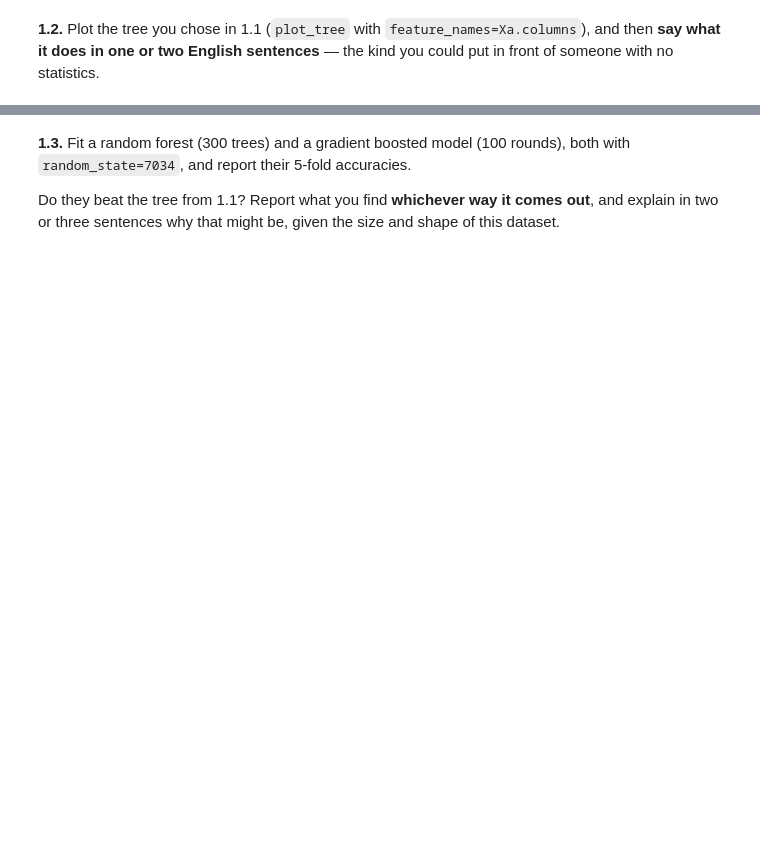
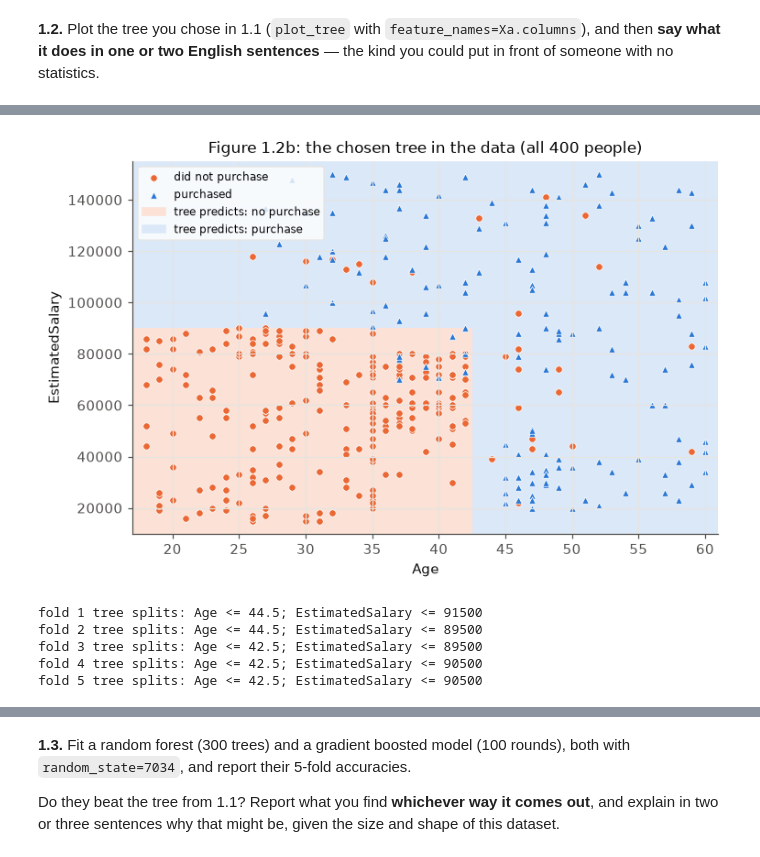
Before and after one commit to Teknado/UChicago, a Jupyter notebook: Final_Autumn_2026-1.ipynb, the cells around one changed output, grey strips where cells are left out. Drawn from its saved outputs; the diff is of its cells as text; code cells hidden in the pictures; blank space fills up the shorter version.

```diff
--- a/Final_Autumn_2026-1.ipynb
+++ b/Final_Autumn_2026-1.ipynb
@@ -58,0 +263,36 @@ Now grow an **unpruned** classification tree and report its 5-fold accuracy. The
+# %%
+# Figure 1.2b: where the tree predicts "purchase" in the Age x Salary plane (as in L8 p.34)
+from matplotlib.patches import Patch
+AA, SS = np.meshgrid(np.linspace(17, 61, 300), np.linspace(10_000, 155_000, 300))
+genders = [0, 1] if uses_gender else [0]           # Gender only needs its own panel if the tree uses it
+fig, axes = plt.subplots(1, len(genders), figsize=(7.5 * len(genders), 4.8), squeeze=False)
+for ax, g in zip(axes[0], genders):
+    grid = pd.DataFrame({'Gender': g, 'Age': AA.ravel(), 'EstimatedSalary': SS.ravel()})[Xa.columns]
+    Z = tree_star.predict(grid).reshape(AA.shape)
+    ax.contourf(AA, SS, Z, levels=[-0.5, 0.5, 1.5], colors=['#fbe1d6', '#dbe8f8'])   # same colours as plot_tree
+    pts = ads if not uses_gender else ads[ads.Gender == g]
+    for val, col, mk, lab in [(0, C_ORANGE, 'o', 'did not purchase'), (1, C_BLUE, '^', 'purchased')]:
+        s = pts[pts.Purchased == val]
+        ax.scatter(s.Age, s.EstimatedSalary, s=24, c=col, marker=mk, edgecolors='white', linewidths=0.5, label=lab)
+    handles = ax.get_legend_handles_labels()[0] + [Patch(color='#fbe1d6', label='tree predicts: no purchase'),
+                                                  Patch(color='#dbe8f8', label='tree predicts: purchase')]
+    ax.legend(handles=handles, loc='upper left', fontsize=8, frameon=True, facecolor='white', edgecolor=C_LIGHT)
+    ax.set_xlabel('Age')
+    ax.set_ylabel('EstimatedSalary')
+    ax.set_title('Figure 1.2b: the chosen tree in the data' + (f' (Gender = {g})' if uses_gender else ' (all 400 people)'))
+plt.show()
+
+# How stable is the structure? The same size fitted on each CV training fold (320 people each; L8 p.40).
+folds_fit = cross_validate(DecisionTreeClassifier(max_leaf_nodes=k_star, random_state=7034), Xa, ya,
+                           cv=cv5, return_estimator=True)['estimator']
+for i, est in enumerate(folds_fit, 1):
+    t = est.tree_
+    print(f'fold {i} tree splits:', '; '.join(f'{Xa.columns[t.feature[n]]} <= {t.threshold[n]:g}'
+                                              for n in range(t.node_count) if t.feature[n] >= 0))
+# %% [output]
+[figure, added]
+fold 1 tree splits: Age <= 44.5; EstimatedSalary <= 91500
+fold 2 tree splits: Age <= 44.5; EstimatedSalary <= 89500
+fold 3 tree splits: Age <= 42.5; EstimatedSalary <= 89500
+fold 4 tree splits: Age <= 42.5; EstimatedSalary <= 90500
+fold 5 tree splits: Age <= 42.5; EstimatedSalary <= 90500
```
Also changed, not shown: parts of 25 cells of this notebook, 1 other file.
